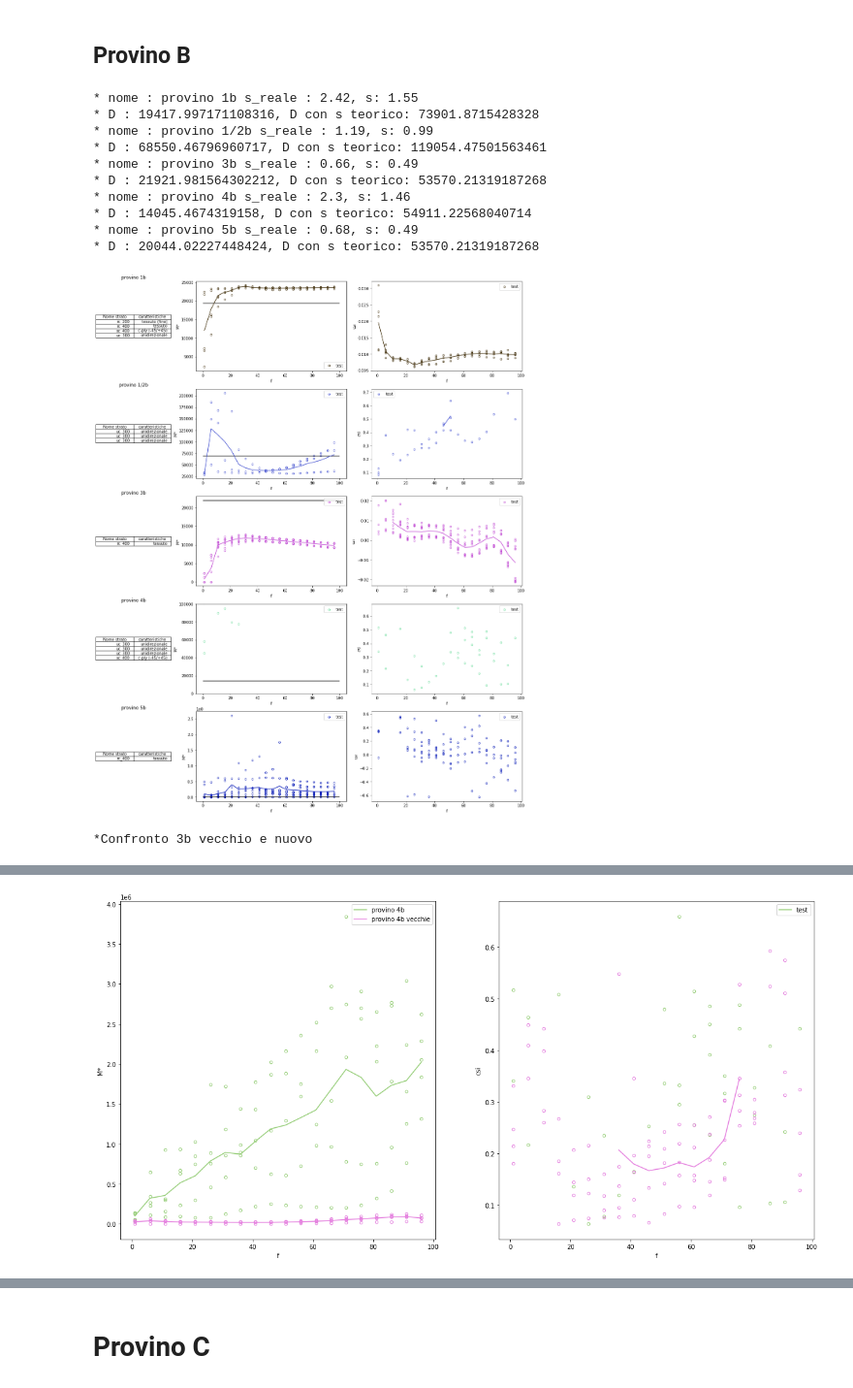
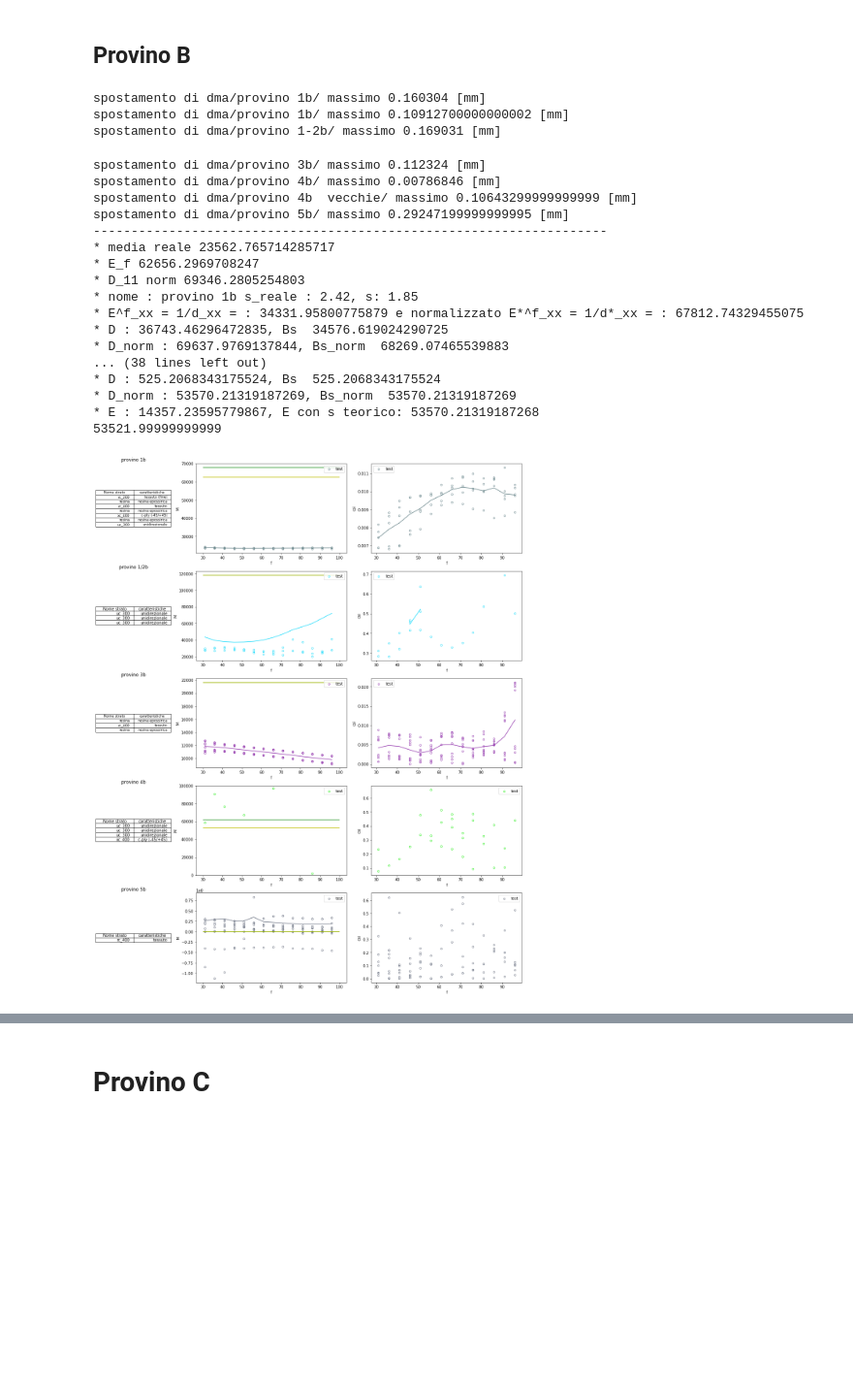
Before and after one commit to LolloCappo/Thermoelasticity-Interactive-Analysis, a Jupyter notebook: DMA_mod_D.ipynb, the cells around one changed output, grey strips where cells are left out. Shown at 97% size. Drawn from its saved outputs; the diff is of its cells as text; code cells hidden in the pictures; blank space fills up the shorter version.

```diff
--- a/DMA_mod_D.ipynb
+++ b/DMA_mod_D.ipynb
@@ -23,10 +23,10 @@ import pandas as pd
 import matplotlib.pyplot as plt
 import numpy as np
 
-from Modulo_DMA import estrai,plottaggio
-from Composito import get_laminate,Q_ply,get_engineering_constants,get_compliance,get_Bending_stiffness
+from Modulo_DMA import estrai,plottaggio,media,dispersione
+from Composito import get_laminate,Q_ply,get_engineering_constants,get_compliance,get_Bending_stiffness,get_concatenate_stiffness
 
-f_min = 0
+f_min = 30
 f_max = 100
 
 # Variabili ausiliarie => nome file
@@ -50,6 +50,15 @@ rc_200 = {'s':0.26,'Ex':53522,'Ey':53522,'v':0.03,'G':2929,'fabric':True,'theta'
 rc_400 = {'s':0.49,'Ex':53522,'Ey':53522,'v':0.03,'G':2929,'fabric':True,'theta':0,'meta':['rc_400','tessuto']}
 xc_400 = {'s':0.47,'Ex':57770,'Ey':57770,'v':0.03,'G':3186,'fabric':True,'theta':45,'meta':['xc_400','c-ply (-45/+45)']}
 uc_300 = {'s':0.33,'Ex':118454,'Ey':7104,'v':0.29,'G':3531,'fabric':False,'theta':0,'meta':['uc_300','unidirezionale']}
-resina = {'s':0.2,'Ex':100,'Ey':100,'v':0.259,'G':3531,'fabric':False,'theta':0,'meta':['resina','resina epossirica']}
+resina = {'s':0.10,'Ex':3.7*10**3,'Ey':3.7*10**3,'v':0.245,'G':0,'fabric':False,'theta':0,'meta':['resina','resina epossirica']}
+resina['G'] = resina['Ex']/(2*(1+resina['v']))
+resina['s'] = 0.1
+#rc_200['s'] = rc_200['s']*6/4.8
+#rc_400['s'] = rc_200['s']*6/4.8
+#xc_400['s'] = rc_200['s']*6/4.8
+#uc_300['s'] = rc_200['s']*6/4.8
+# %%
+normalizza = False
+flag_normalizza = 's' #s'
 # %% [markdown]
 # Provino A
@@ -125,51 +196,69 @@ plt.show()
 # %%
 
 #
 path_base = r'dma/provino 1b/'
 data_provino_1b = estrai(path_base,1,name=name_meta)
 data_provino_1b_2N = estrai(path_base,1,name=name_2N)
 
-laminato_provino_1b = {'name':'provino 1b','s':2.42,'struttura':[rc_200,rc_400,xc_400,uc_300]}
+laminato_provino_1b = {'name':'provino 1b','s':2.42,'w':12.53,'struttura':[rc_200,resina,rc_400,resina,xc_400,resina,uc_300]}
+,
 path_base = r'dma/provino 1-2b/'
 name_temp = []
 name_temp = name_meta[:]
 name_temp.remove('CFRP_f1_100_5_1N_1')
 name_temp.remove('CFRP_f1_100_5_1N_5')
-data_provino_1_2b = estrai(path_base,1,name=name_temp)
-laminato_provino_1_2b = {'name':'provino 1/2b','s':1.19,'struttura':[uc_300,uc_300,uc_300]}
+laminato_provino_1_2b = {'name':'provino 1/2b','s':1.19,'w':6.95,'struttura':[uc_300,uc_300,uc_300]}
+
+data_provino_1_2b = estrai(path_base,1,name=name_temp,normalizza=normalizza,s=laminato_provino_1_2b[flag_normalizza])
+
 path_base = r'dma/provino 3b/'
-data_provino_3b = estrai(path_base,1,name=name)
-laminato_provino_3b = {'name':'provino 3b','s':0.66,'struttura':[rc_400]}
+laminato_provino_3b = {'name':'provino 3b','s':0.66,'w':12.12,'struttura':[resina,rc_400,resina]}
+
+data_provino_3b = estrai(path_base,1,name=name,normalizza=normalizza,s=laminato_provino_3b[flag_normalizza])
+
 path_base = r'dma/provino 4b/'
-data_provino_4b = estrai(path_base,1,name=name_meta)
-laminato_provino_4b = {'name':'provino 4b','s':2.30,'struttura':[uc_300,uc_300,uc_300,xc_400]}
+laminato_provino_4b = {'name':'provino 4b','s':2.21,'w':12.3,'struttura':[uc_300,uc_300,uc_300,xc_400]}
+
+data_provino_4b = estrai(path_base,1,name=name_meta,normalizza=normalizza,s=laminato_provino_4b[flag_normalizza])
+
 path_base = r'dma/provino 4b  vecchie/'
-data_provino_4b_old = estrai(path_base,1,name=name_2N_meta)
+laminato_provino_5b = {'name':'provino 5b','s':0.76,'w':12.61,'struttura':[rc_400]}
+
+data_provino_4b_old = estrai(path_base,1,name=name_2N_meta,normalizza=normalizza,s=laminato_provino_5b[flag_normalizza])
 path_base = r'dma/provino 5b/'
-data_provino_5b = estrai(path_base,1,name=name)
-laminato_provino_5b = {'name':'provino 5b','s':0.68,'struttura':[rc_400]}
+data_provino_5b = estrai(path_base,1,name=name,normalizza=normalizza,s=laminato_provino_5b[flag_normalizza])
+
 ## ---------------------------------------------------------------------
 lista = [data_provino_1b,data_provino_1_2b,data_provino_3b,data_provino_4b,data_provino_5b]
 lista_meta = [laminato_provino_1b,laminato_provino_1_2b,laminato_provino_3b,laminato_provino_4b,laminato_provino_5b]
 y_lim = [None,None,None,0.1*10**6,None]#0.8*10**8]
 plot_combinato(lista,lista_meta,f_min = f_min,f_max = 100,y_lim=y_lim)
 
 
 print("*Confronto 3b vecchio e nuovo")
 fig,ax = plt.subplots(1,2,figsize=(20,10))
 plottaggio(data_provino_4b,ax[0],ax[1],f_min = f_min,flag_colore = 1)
 plottaggio(data_provino_4b_old,ax[0],ax[1],f_min = f_min,flag_colore = 1)
 ax[0].legend(['provino 4b','provino 4b vecchie'])
 # %% [output]
-* nome : provino 1b s_reale : 2.42, s: 1.55
-* D : 19417.997171108316, D con s teorico: 73901.8715428328
-* nome : provino 1/2b s_reale : 1.19, s: 0.99
-* D : 68550.46796960717, D con s teorico: 119054.47501563461
-* nome : provino 3b s_reale : 0.66, s: 0.49
-* D : 21921.981564302212, D con s teorico: 53570.21319187268
-* nome : provino 4b s_reale : 2.3, s: 1.46
-* D : 14045.4674319158, D con s teorico: 54911.22568040714
-* nome : provino 5b s_reale : 0.68, s: 0.49
-* D : 20044.02227448424, D con s teorico: 53570.21319187268
+spostamento di dma/provino 1b/ massimo 0.160304 [mm]
+spostamento di dma/provino 1b/ massimo 0.10912700000000002 [mm]
+spostamento di dma/provino 1-2b/ massimo 0.169031 [mm]
+spostamento di dma/provino 3b/ massimo 0.112324 [mm]
+spostamento di dma/provino 4b/ massimo 0.00786846 [mm]
+spostamento di dma/provino 4b  vecchie/ massimo 0.10643299999999999 [mm]
+spostamento di dma/provino 5b/ massimo 0.29247199999999995 [mm]
+--------------------------------------------------------------------
+* media reale 23562.765714285717
+* E_f 62656.2969708247
+* D_11 norm 69346.2805254803
+* nome : provino 1b s_reale : 2.42, s: 1.85
+* E^f_xx = 1/d_xx = : 34331.95800775879 e normalizzato E*^f_xx = 1/d*_xx = : 67812.74329455075
+* D : 36743.46296472835, Bs  34576.619024290725
+* D_norm : 69637.9769137844, Bs_norm  68269.07465539883
+... (38 lines left out)
+* D : 525.2068343175524, Bs  525.2068343175524
+* D_norm : 53570.21319187269, Bs_norm  53570.21319187269
+* E : 14357.23595779867, E con s teorico: 53570.21319187268
+53521.99999999999
-[figure, old version]
+[figure, new version]
-*Confronto 3b vecchio e nuovo
@@ -177 +266,0 @@ ax[0].legend(['provino 4b','provino 4b vecchie'])
-[figure, old version]
```
Also changed, not shown: parts of 8 cells of this notebook, 17 other files.
